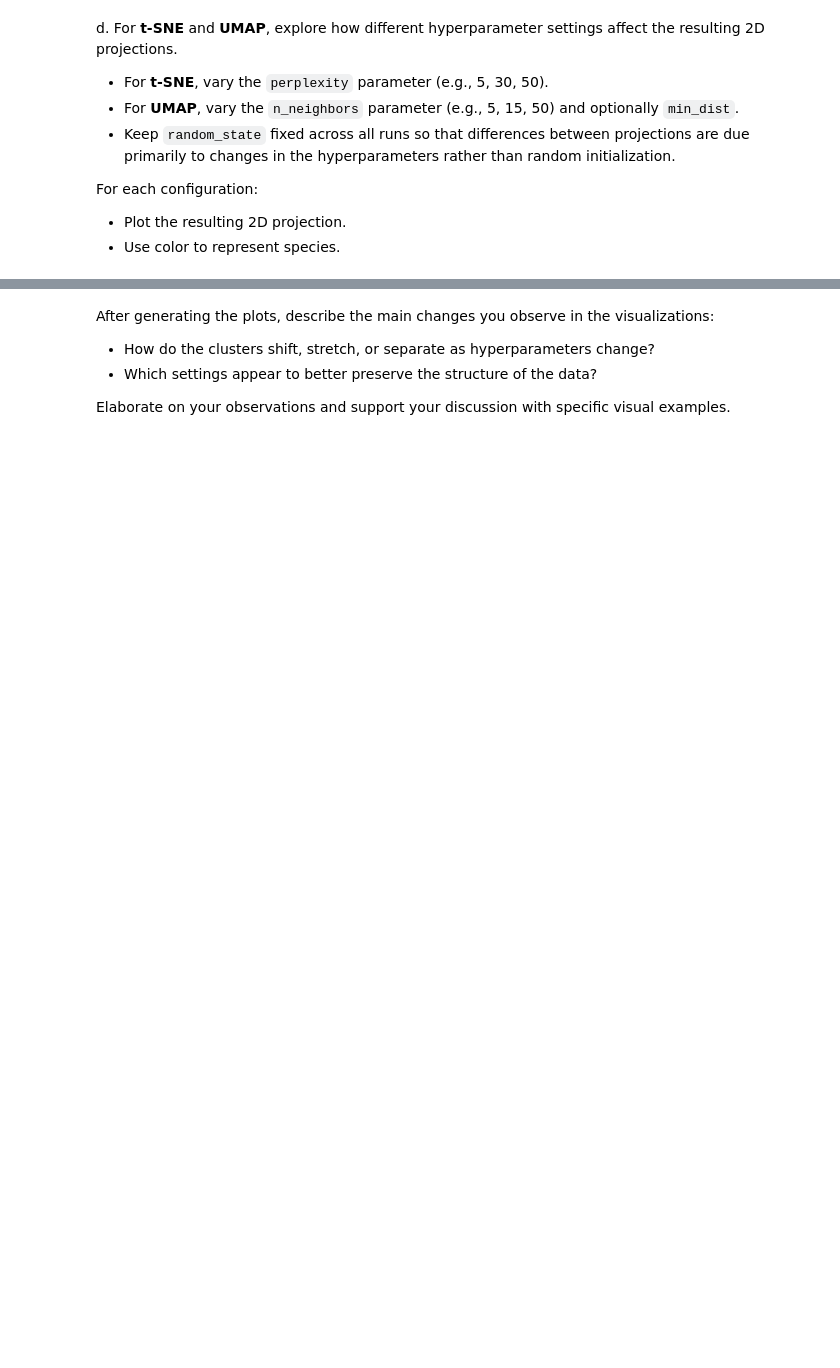
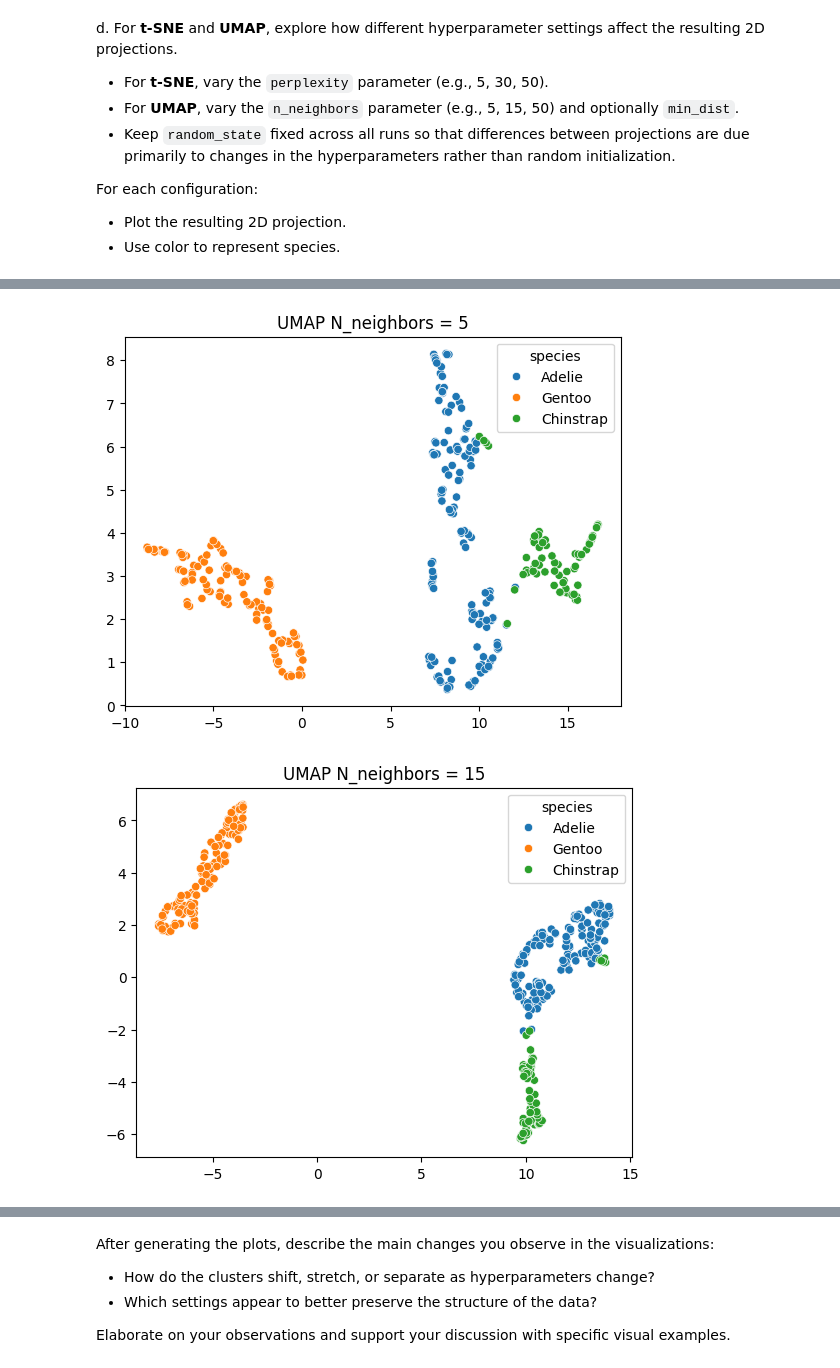
Before and after one commit to fortunecookie040/DS_4021_Labs, a Jupyter notebook: 03_Lab/03-tsne-and-umap.ipynb, the cells around one changed output, grey strips where cells are left out. Drawn from its saved outputs; the diff is of its cells as text; code cells hidden in the pictures; blank space fills up the shorter version.

```diff
--- a/03_Lab/03-tsne-and-umap.ipynb
+++ b/03_Lab/03-tsne-and-umap.ipynb
@@ -159,0 +180,14 @@ For each configuration:
+# %%
+import umap
+
+neighbors = [5, 15, 50]
+for n in neighbors:
+    reducer_n = umap.UMAP(n_components = 2, n_neighbors=n, random_state=1234)
+    X_umap_n = reducer_n.fit_transform(X_std)
+    sns.scatterplot(x = X_umap_n[: ,0], y = X_umap_n[:, 1], hue = df["species"])
+
+    plt.title(f"UMAP N_neighbors = {n}")
+    plt.show()
+# %% [output]
+[figure, added]
+[figure, added]
```
Also changed, not shown: parts of 7 cells of this notebook.
